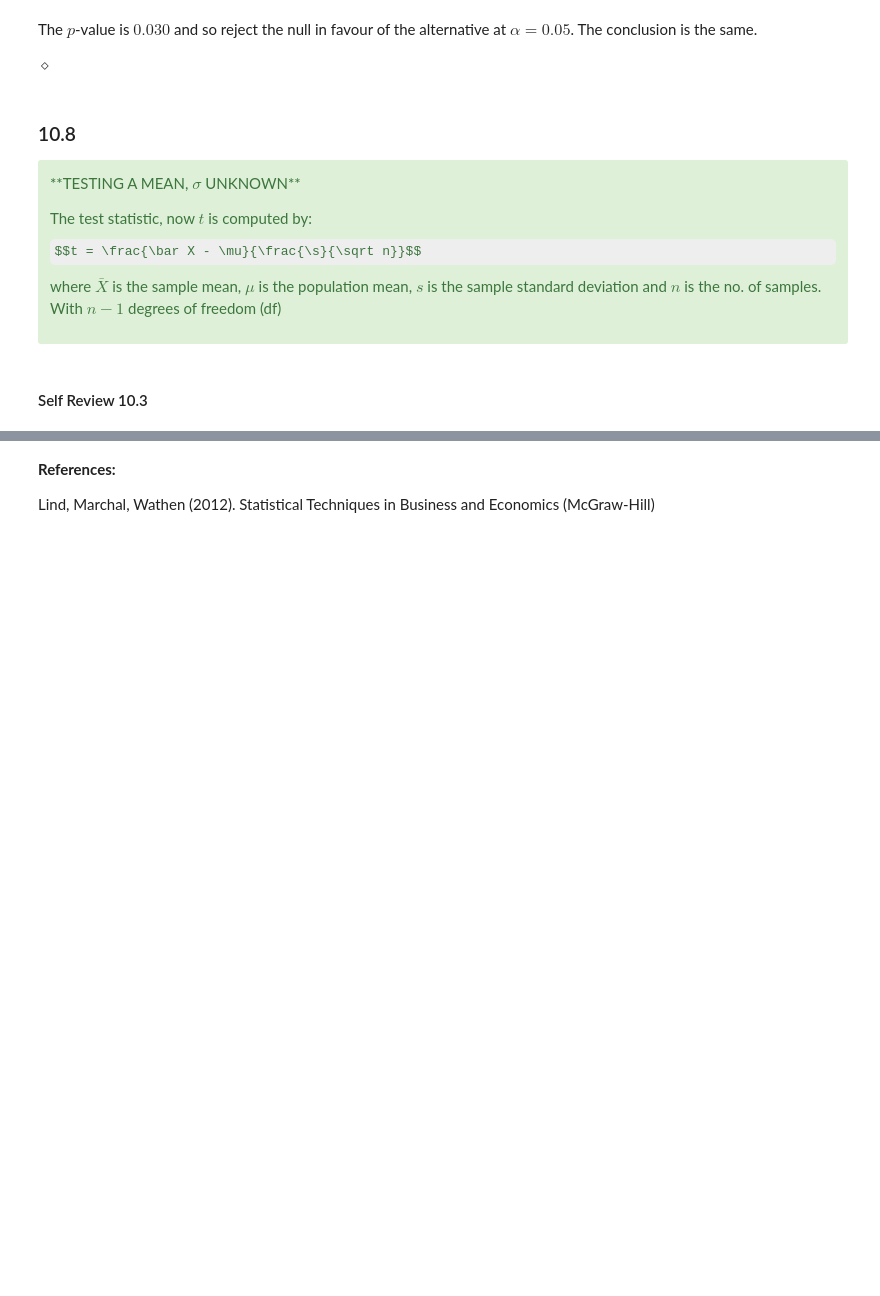
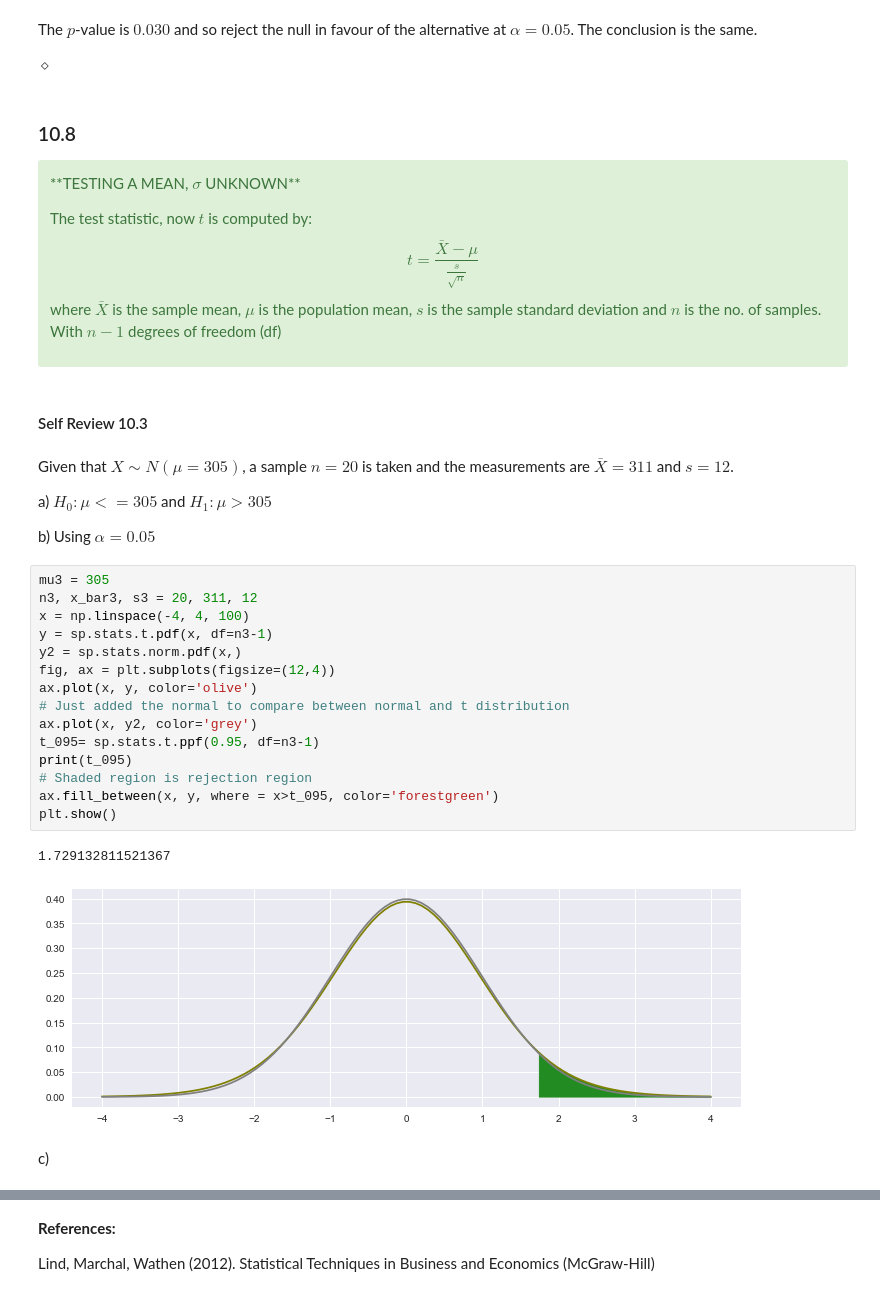
Before and after one commit to bryanblackbee/ds-learning-journey, a Jupyter notebook: jupyter_notebook/topics/statistical-techniques-business-economics/chap-10-notes.ipynb, the cells around one changed output, grey strips where cells are left out. Saved outputs shown, nothing was run; the diff lists cells and outputs as text; some formulas as TeX source; blank space fills up the shorter version.

```diff
--- a/jupyter_notebook/topics/statistical-techniques-business-economics/chap-10-notes.ipynb
+++ b/jupyter_notebook/topics/statistical-techniques-business-economics/chap-10-notes.ipynb
@@ -208,10 +209,36 @@ $\diamond$
 <div class="alert alert-success">
 <p>**TESTING A MEAN, $\sigma$ UNKNOWN**</p>
 <p>The test statistic, now $t$ is computed by:
-$$t = \frac{\bar X - \mu}{\frac{\s}{\sqrt n}}$$
+$$t = \frac{\bar X - \mu}{\frac{s}{\sqrt n}}$$
 where $\bar X$ is the sample mean, $\mu$ is the population mean, $s$ is the sample standard deviation and $n$ is the no. of samples.
 With $n-1$ degrees of freedom (df)
 </p>
 </div>
 # %% [markdown]
 #### Self Review 10.3
+# %% [markdown]
+Given that $X \sim N(\mu =305)$, a sample $n=20$ is taken and the measurements are $\bar X = 311$ and $s=12$.
+
+a) $H_0: \mu<=305$ and $H_1: \mu>305$
+
+b) Using $\alpha=0.05$
+# %%
+mu3 = 305
+n3, x_bar3, s3 = 20, 311, 12
+x = np.linspace(-4, 4, 100)
+y = sp.stats.t.pdf(x, df=n3-1)
+y2 = sp.stats.norm.pdf(x,)
+fig, ax = plt.subplots(figsize=(12,4))
+ax.plot(x, y, color='olive')
+# Just added the normal to compare between normal and t distribution
+ax.plot(x, y2, color='grey')
+t_095= sp.stats.t.ppf(0.95, df=n3-1)
+print(t_095)
+# Shaded region is rejection region
+ax.fill_between(x, y, where = x>t_095, color='forestgreen')
+plt.show()
+# %% [output]
+1.729132811521367
+[figure, added]
+# %% [markdown]
+c)
```
Also changed, not shown: parts of 12 cells of this notebook.
